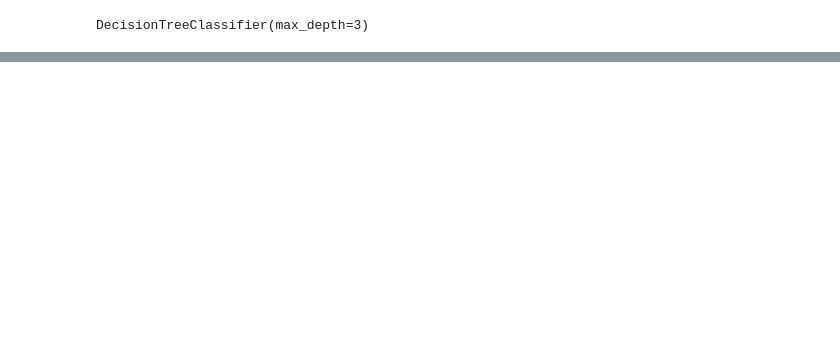
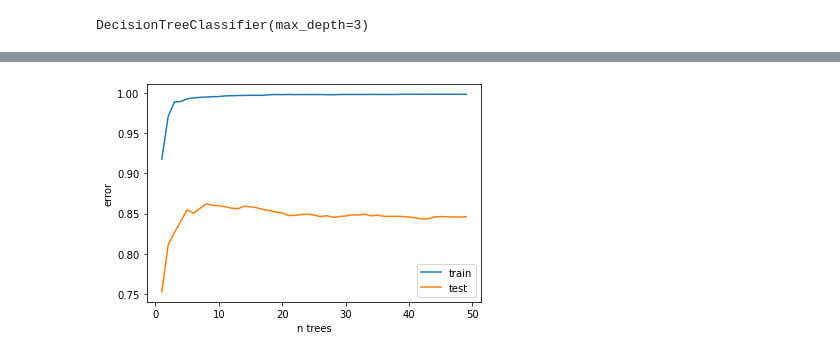
Before and after one commit to JelmerSurewaard/ML, a Jupyter notebook: Titanic/Notebook.ipynb, the cells around one changed output, grey strips where cells are left out. Saved outputs shown, nothing was run; the diff lists cells and outputs as text; code cells hidden in the pictures; blank space fills up the shorter version.

```diff
--- a/Titanic/Notebook.ipynb
+++ b/Titanic/Notebook.ipynb
@@ -196,0 +227,21 @@ plot_tree(dt, featuresModel1)
+# %%
+# error visualisation
+err_train = []
+err_test = []
+n_trees = range(1, 50)
+
+for n_tree in n_trees:
+    rf = RandomForestClassifier(n_estimators=n_tree, random_state = 123)
+    rf.fit(df_train[featuresModelRF], df_train['Survived'])
+    err_train_i, err_test_i = apply_model(rf, featuresModelRF, print_to_screen=False)
+    err_train.append(err_train_i)
+    err_test.append(err_test_i)
+
+plt.plot(n_trees, err_train, label='train')
+plt.plot(n_trees, err_test, label='test')
+plt.legend()
+plt.xlabel('n trees')
+plt.ylabel('error')
+plt.show()
+# %% [output]
+[figure, added]
```
Also changed, not shown: parts of 6 cells of this notebook.
